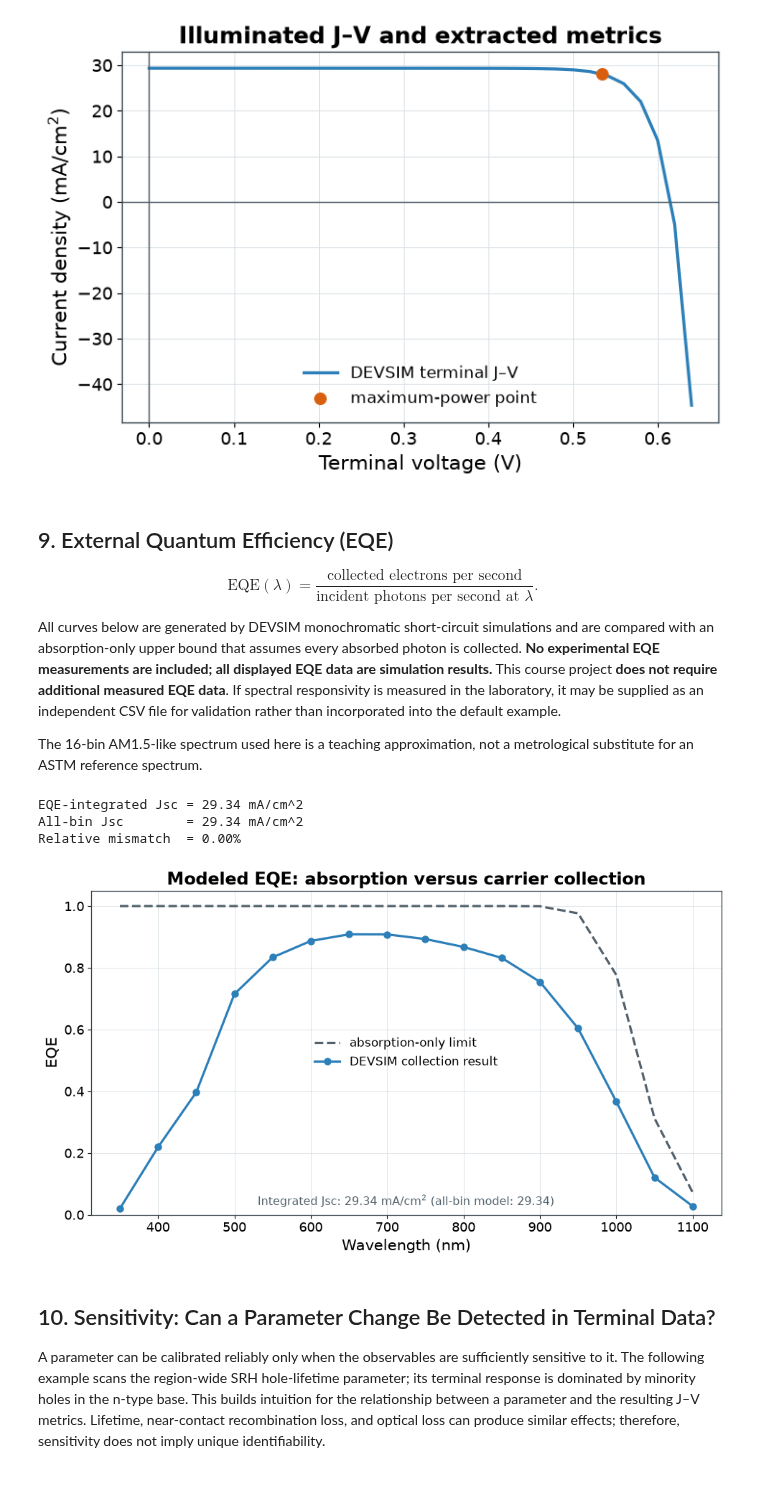
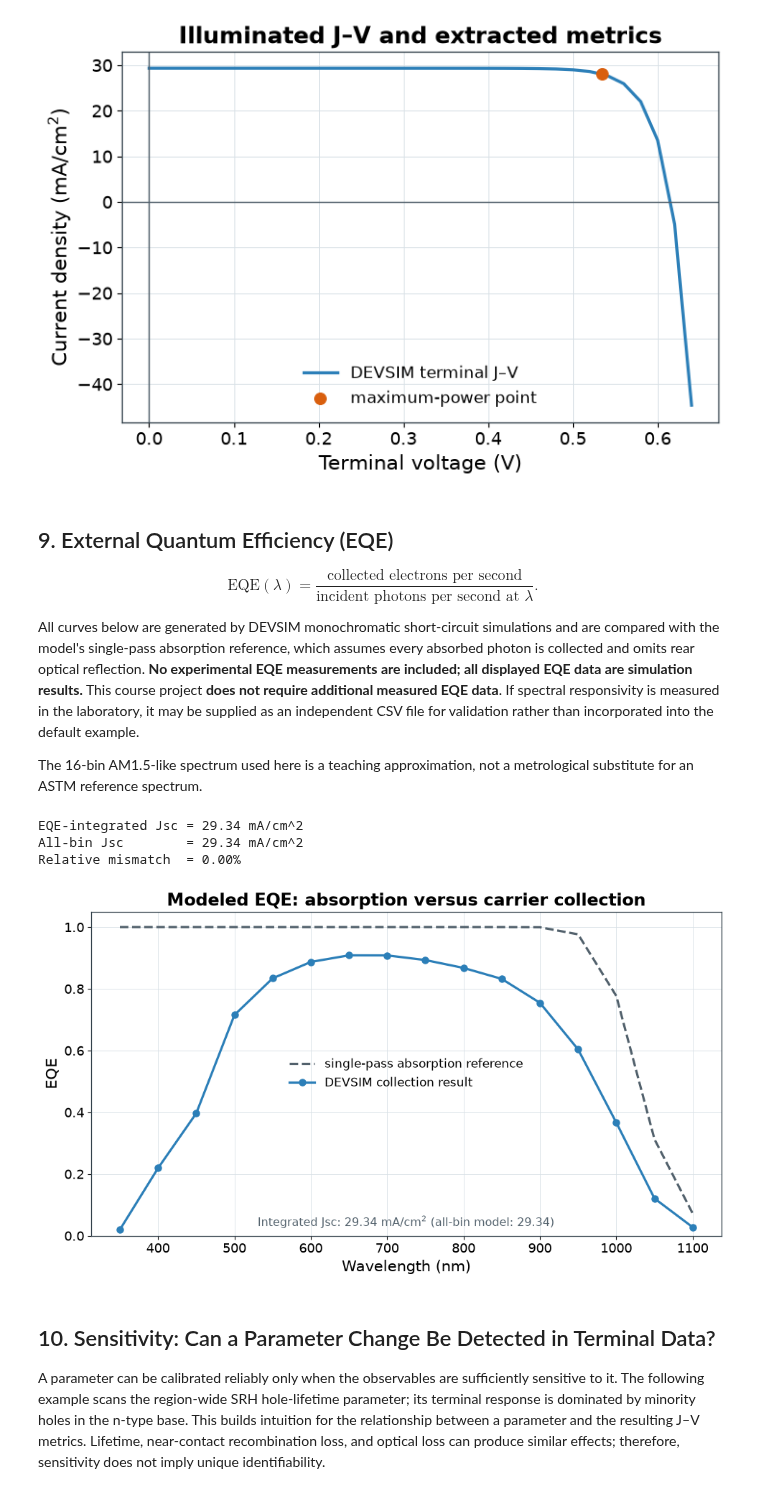
Before and after one commit to chenzhang0920/devsim-silicon-solar-cell-teaching, a Jupyter notebook: notebooks/tutorial.ipynb, the cells around one changed output. Drawn from its saved outputs; the diff is of its cells as text; code cells hidden in the pictures.

```diff
--- a/notebooks/tutorial.ipynb
+++ b/notebooks/tutorial.ipynb
@@ -378,7 +378,7 @@ Illustrative modeled efficiency at 100 mW/cm^2 = 14.96%
 
 $$\mathrm{EQE}(\lambda)=\frac{\text{collected electrons per second}}{\text{incident photons per second at }\lambda}.$$
 
-All curves below are generated by DEVSIM monochromatic short-circuit simulations and are compared with an absorption-only upper bound that assumes every absorbed photon is collected. **No experimental EQE measurements are included; all displayed EQE data are simulation results.** This course project **does not require additional measured EQE data**. If spectral responsivity is measured in the laboratory, it may be supplied as an independent CSV file for validation rather than incorporated into the default example.
+All curves below are generated by DEVSIM monochromatic short-circuit simulations and are compared with the model's single-pass absorption reference, which assumes every absorbed photon is collected and omits rear optical reflection. **No experimental EQE measurements are included; all displayed EQE data are simulation results.** This course project **does not require additional measured EQE data**. If spectral responsivity is measured in the laboratory, it may be supplied as an independent CSV file for validation rather than incorporated into the default example.
 
 The 16-bin AM1.5-like spectrum used here is a teaching approximation, not a metrological substitute for an ASTM reference spectrum.
 # %%
@@ -402,35 +402,35 @@ absorption_limit = (
 photon_bins = np.array([bin_photon_flux(index) for index in range(len(wavelengths))])
 eqe_integrated_jsc = (
     electron_charge * eqe_params.photon_flux * np.sum(modeled_eqe * photon_bins)
 )
 _, all_bin_current = run_simulation(
     params=dict(vars(eqe_params)), voltages=np.array([0.0])
 )
 all_bin_jsc = float(all_bin_current[0])
 print(f"EQE-integrated Jsc = {eqe_integrated_jsc * 1e3:.2f} mA/cm^2")
 print(f"All-bin Jsc        = {all_bin_jsc * 1e3:.2f} mA/cm^2")
 print(f"Relative mismatch  = {abs(eqe_integrated_jsc - all_bin_jsc) / abs(all_bin_jsc):.2%}")
 
 fig, ax = plt.subplots(figsize=(9.5, 5.4), constrained_layout=True)
 ax.plot(wavelengths, absorption_limit, "--", color=C_GRAY,
-        label="absorption-only limit")
+        label="single-pass absorption reference")
 ax.plot(wavelengths, modeled_eqe, "o-", color=C_BLUE,
         label="DEVSIM collection result")
 ax.set(xlabel="Wavelength (nm)", ylabel="EQE",
        title="Modeled EQE: absorption versus carrier collection")
 ax.set_ylim(0, 1.05)
 ax.grid(True)
 ax.legend(frameon=False)
 ax.text(0.5, 0.03,
         f"Integrated Jsc: {eqe_integrated_jsc * 1e3:.2f} mA/cm$^2$ "
         f"(all-bin model: {all_bin_jsc * 1e3:.2f})",
         transform=ax.transAxes, ha="center", color=C_GRAY, fontsize=11.5)
 plt.show()
 # %% [output]
 EQE-integrated Jsc = 29.34 mA/cm^2
 All-bin Jsc        = 29.34 mA/cm^2
 Relative mismatch  = 0.00%
-[figure, old version]
+[figure, new version]
 # %% [markdown]
 ## 10. Sensitivity: Can a Parameter Change Be Detected in Terminal Data?
 
```
Also changed, not shown: parts of 6 cells of this notebook, 35 other files.
